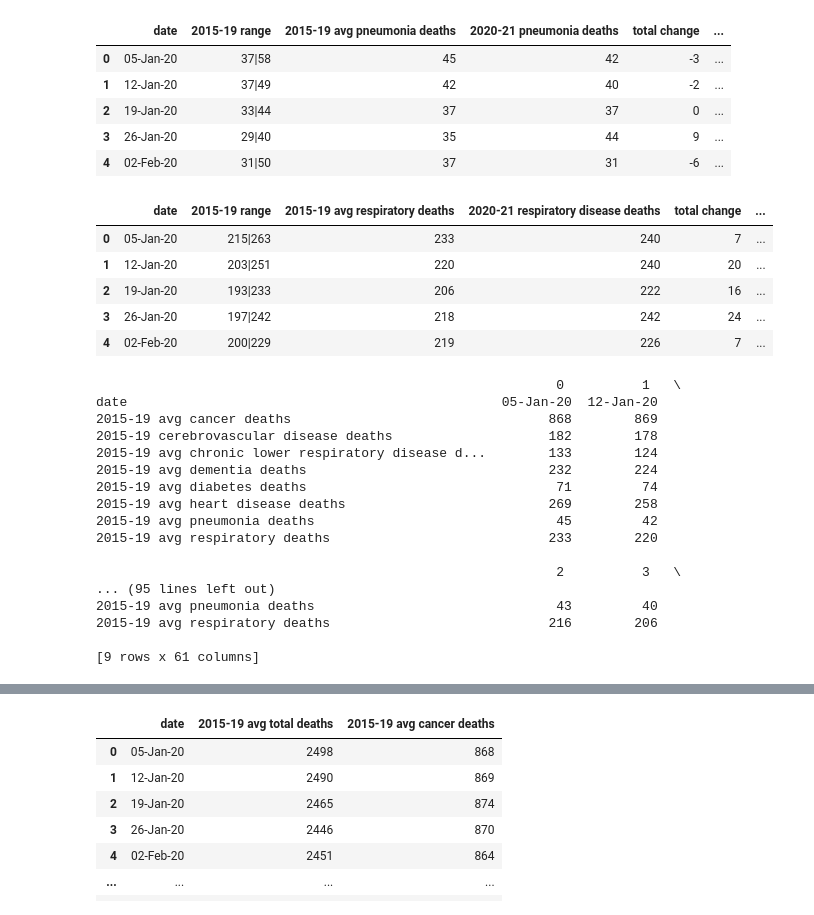
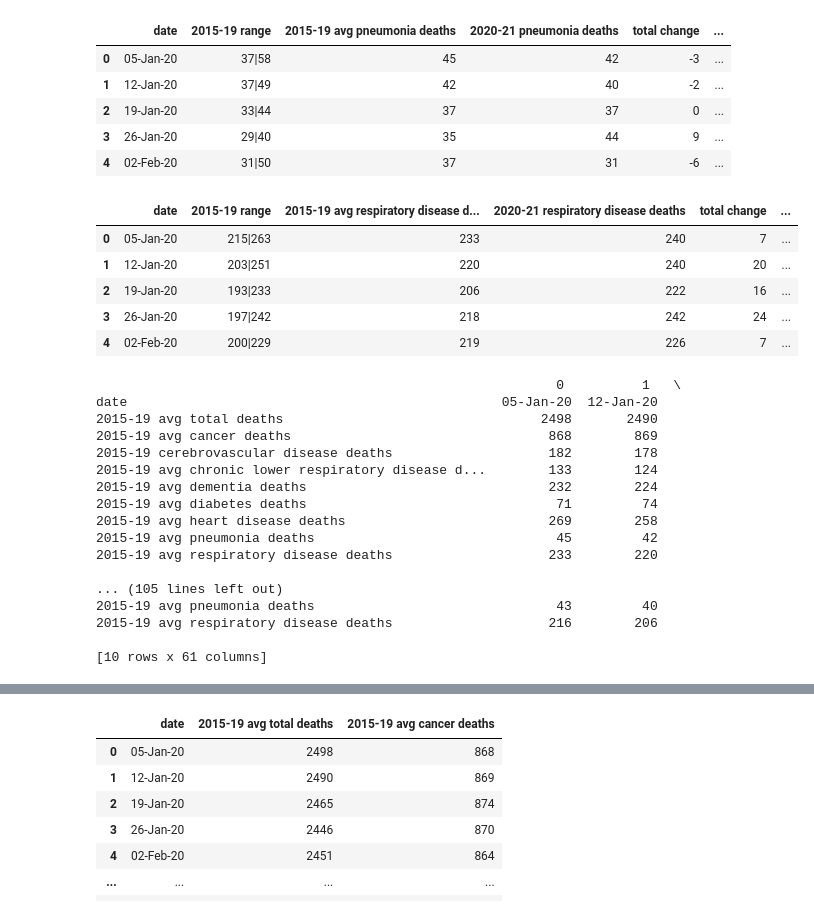
Before and after one commit to JackXinPan/ETL-Project, a Jupyter notebook: SQL/py.ipynb, the cells around one changed output, grey strips where cells are left out. Drawn from its saved outputs; the diff is of its cells as text; code cells hidden in the pictures.

```diff
--- a/SQL/py.ipynb
+++ b/SQL/py.ipynb
@@ -16,7 +16,8 @@ from sqlalchemy import Column, Integer, String, Float
 # %%
 # Create a connection to a SQLite database
 
-engine = create_engine(f'postgresql://{username}:{password}@localhost:5432/ETL')
+engine = create_engine(f'postgresql://{username}:{password}@localhost:5432/ETL_DB')
+#engine = create_engine(f'postgresql://{username}:{password}@localhost:5432/ETL')
 # %%
 conn = engine.connect()
 # %%
@@ -197,29 +204,39 @@ pneumonia_data.head()
 # %%
 #cleaning total_data table
 #adding new columns of total and percent change
 respiratory_data['total change'] = respiratory_data['2020-21 deaths'] - respiratory_data['2015-19 average deaths']
 respiratory_data['percent total change'] = (respiratory_data['2020-21 deaths'] / respiratory_data['2015-19 average deaths']) * 100 - 100
 respiratory_data = respiratory_data.round(2)
 
 #renaming columns for future joins
-respiratory_data = respiratory_data.rename({'2015-19 average deaths': '2015-19 avg respiratory deaths',
-                               '2020-21 deaths': '2020-21 respiratory disease deaths'}, axis=1)
+respiratory_data = respiratory_data.rename({'2015-19 average deaths': '2015-19 avg respiratory disease deaths',
+                              '2020-21 deaths': '2020-21 respiratory disease deaths'}, axis=1)
 
 respiratory_data.head()
 # %% [output]
-|  | date | 2015-19 range | 2015-19 avg respiratory deaths | 2020-21 respiratory disease deaths | total change | ... |
+|  | date | 2015-19 range | 2015-19 avg respiratory disease d... | 2020-21 respiratory disease deaths | total change | ... |
 | 0 | 05-Jan-20 | 215|263 | 233 | 240 | 7 | ... |
 | 1 | 12-Jan-20 | 203|251 | 220 | 240 | 20 | ... |
 | 2 | 19-Jan-20 | 193|233 | 206 | 222 | 16 | ... |
 | 3 | 26-Jan-20 | 197|242 | 218 | 242 | 24 | ... |
 | 4 | 02-Feb-20 | 200|229 | 219 | 226 | 7 | ... |
 # %%
-data = [total_data["date"], cancer_data["2015-19 avg cancer deaths"], cerebro_data["2015-19 cerebrovascular disease deaths"], clrd_data["2015-19 avg chronic lower respiratory disease deaths"], dementia_data["2015-19 avg dementia deaths"], diabetes_data["2015-19 avg diabetes deaths"], heart_data["2015-19 avg heart disease deaths"], pneumonia_data["2015-19 avg pneumonia deaths"], respiratory_data["2015-19 avg respiratory deaths"]]
+data = [total_data["date"],
+        new_total_data["2015-19 avg total deaths"],
+        cancer_data["2015-19 avg cancer deaths"],
+        cerebro_data["2015-19 cerebrovascular disease deaths"],
+        clrd_data["2015-19 avg chronic lower respiratory disease deaths"],
+        dementia_data["2015-19 avg dementia deaths"],
+        diabetes_data["2015-19 avg diabetes deaths"],
+        heart_data["2015-19 avg heart disease deaths"],
+        pneumonia_data["2015-19 avg pneumonia deaths"],
+        respiratory_data["2015-19 avg respiratory disease deaths"]]
 Deaths_Summary2015_19 = pd.DataFrame(data)
 print(Deaths_Summary2015_19)
 # %% [output]
                                                            0          1   \
 date                                                05-Jan-20  12-Jan-20
+2015-19 avg total deaths                                 2498       2490
 2015-19 avg cancer deaths                                 868        869
 2015-19 cerebrovascular disease deaths                    182        178
 2015-19 avg chronic lower respiratory disease d...        133        124
@@ -227,14 +244,13 @@ date                                                05-Jan-20  12-Jan-20
 2015-19 avg diabetes deaths                                71         74
 2015-19 avg heart disease deaths                          269        258
 2015-19 avg pneumonia deaths                               45         42
-2015-19 avg respiratory deaths                            233        220
+2015-19 avg respiratory disease deaths                    233        220
 
-                                                           2          3   \
-... (95 lines left out)
+... (105 lines left out)
 2015-19 avg pneumonia deaths                               43         40
-2015-19 avg respiratory deaths                            216        206
+2015-19 avg respiratory disease deaths                    216        206
 
-[9 rows x 61 columns]
+[10 rows x 61 columns]
 # %%
 Deaths_Summary2015_19 = Deaths_Summary2015_19.T
 Deaths_Summary2015_19
```
Also changed, not shown: parts of 25 cells of this notebook.
